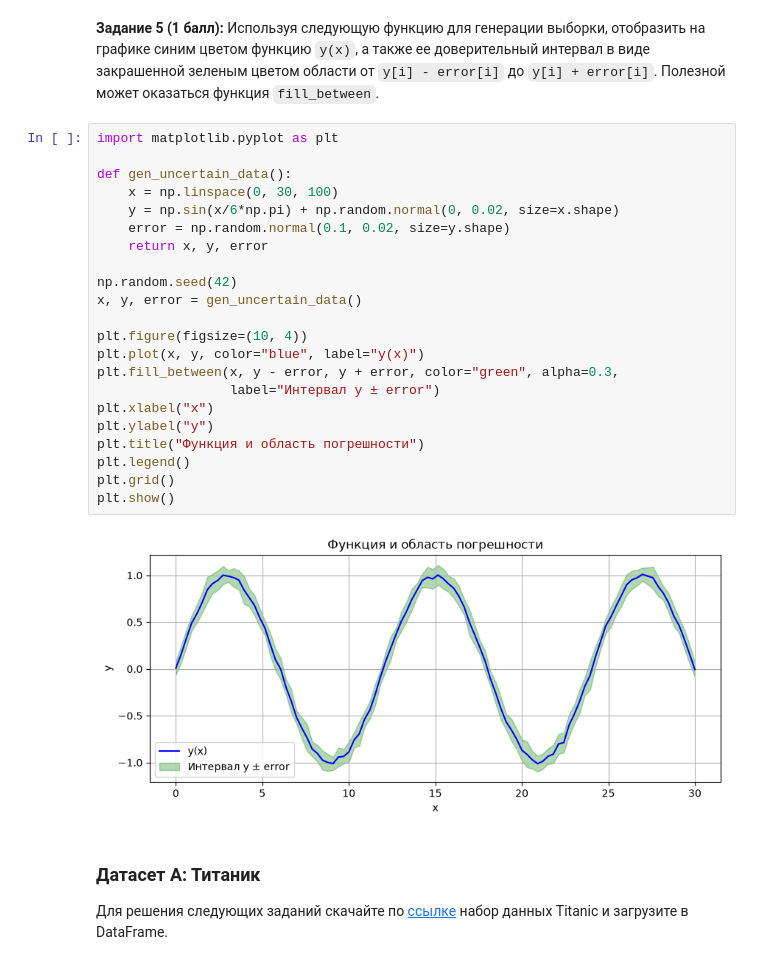
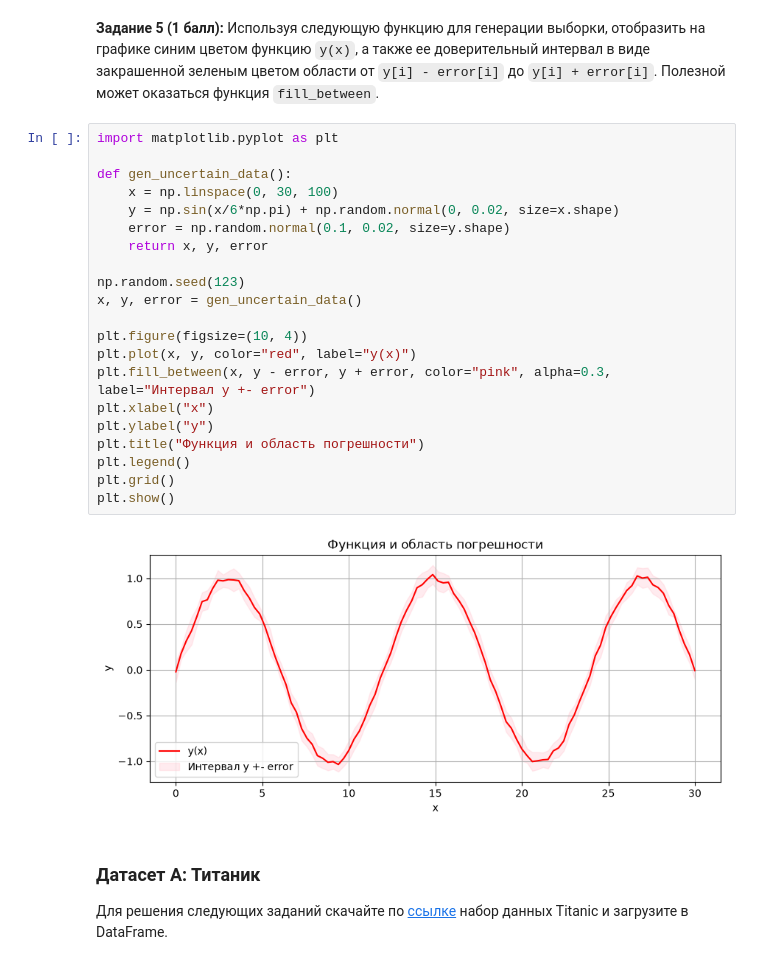
Before and after one commit to PolinaOvechka/Languages_for_AI_Yaroslavtseva_Polina, a Jupyter notebook: Lab_02/Languages_for_AI__Python_ML_Lab02_(2).ipynb, the cells around one changed output. Saved outputs shown, nothing was run; the diff lists cells and outputs as text.

```diff
--- a/Lab_02/Languages_for_AI__Python_ML_Lab02_(2).ipynb
+++ b/Lab_02/Languages_for_AI__Python_ML_Lab02_(2).ipynb
@@ -175,27 +179,26 @@ __Задание 5 (1 балл):__ Используя следующую фун
 # %%
 import matplotlib.pyplot as plt
 
 def gen_uncertain_data():
     x = np.linspace(0, 30, 100)
     y = np.sin(x/6*np.pi) + np.random.normal(0, 0.02, size=x.shape)
     error = np.random.normal(0.1, 0.02, size=y.shape)
     return x, y, error
 
-np.random.seed(42)
+np.random.seed(123)
 x, y, error = gen_uncertain_data()
 
 plt.figure(figsize=(10, 4))
-plt.plot(x, y, color="blue", label="y(x)")
-plt.fill_between(x, y - error, y + error, color="green", alpha=0.3,
-                 label="Интервал y ± error")
+plt.plot(x, y, color="red", label="y(x)")
+plt.fill_between(x, y - error, y + error, color="pink", alpha=0.3, label="Интервал y +- error")
 plt.xlabel("x")
 plt.ylabel("y")
 plt.title("Функция и область погрешности")
 plt.legend()
 plt.grid()
 plt.show()
 # %% [output]
-[figure, old version]
+[figure, new version]
 # %% [markdown]
 ### Датасет А: Титаник
 Для решения следующих заданий скачайте по [ссылке](https://www.kaggle.com/datasets/yasserh/titanic-dataset) набор данных Titanic и загрузите в DataFrame.
```
Also changed, not shown: parts of 8 cells of this notebook.
